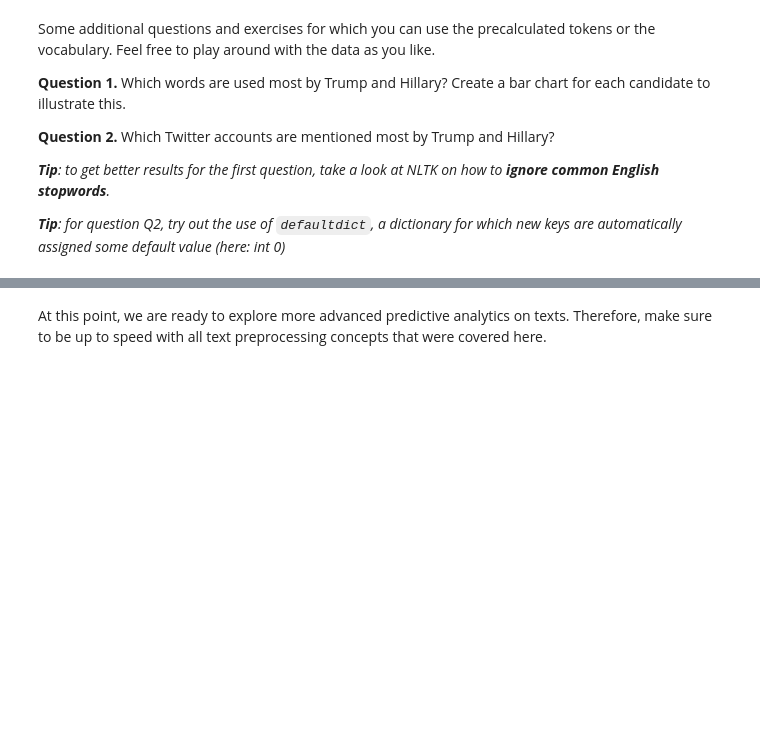
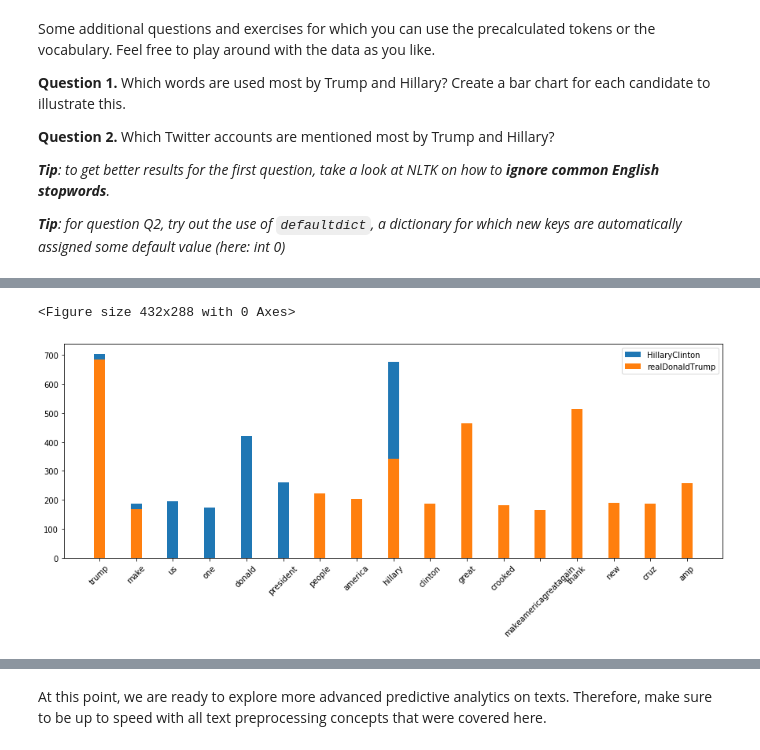
Before and after one commit to yxyyxy93/NLP_Hillary-Clinton-and-Donald-Trump-Tweets, a Jupyter notebook: NLP_Lab1_student.ipynb, the cells around one changed output, grey strips where cells are left out. Cells and saved outputs as stored; diff of their text form; code cells hidden in the pictures; blank space fills up the shorter version.

```diff
--- a/NLP_Lab1_student.ipynb
+++ b/NLP_Lab1_student.ipynb
@@ -697,6 +698,8 @@ class Tweet:
         self.lang = lang
         self.retweet_count = int(retweet_count)
         self.favorite_count = int(favorite_count)
+        self.cleaned_text = None
+        self.tokens = None
 
     def __str__(self):
         return self.tweet_id + ' / ' + self.handle + ": " + self.text
@@ -730,7 +733,7 @@ class Tweet:
         self.cleaned_text = self.cleaned_text.strip(' ')
 
     def tokenize(self):
-        T = tokenizer.TweetTokenizer(regularize=True, preserve_handles=False, preserve_hashes=False)
+        T = tokenizer.TweetTokenizer(regularize=True, preserve_handles=False, preserve_hashes=False, preserve_len=False)
         self.tokens = T.tokenize(self.cleaned_text)
 # %% [markdown]
 Now, test the tokenization on the tweet dataset:
@@ -774,0 +776,8 @@ We will now build a vocabulary for the Twitter dataset. This vocabulary will be
+# %%
+## Answer:
+vocabulary = set()
+
+for t in dataset:
+  vocabulary.update(t.tokens)
+
+print('the size of the vocabulary is: ', len(vocabulary))
@@ -795,0 +853,32 @@ Some additional questions and exercises for which you can use the precalculated
+# %%
+## Answer to Q1
+import nltk
+nltk.download('stopwords')
+from nltk.corpus import stopwords
+
+stopWords = set(stopwords.words('english'))
+stopWords.add('0') # 0 represent all numbers
+tweet_words = {
+    'HillaryClinton': [0] * len(vocabulary),
+    'realDonaldTrump': [0] * len(vocabulary)
+}
+# count the occurrence of the words
+for t in dataset:
+  for word in t.tokens:
+    if word not in stopWords:
+      tweet_words[t.handle][word_to_ix[word]] += 1
+plt.clf()
+plt.figure(figsize=(15,5))
+# sort and select the top occurrences >= 150
+for t in tweet_words:
+  x_value = []
+  y_value = []
+  for (i, value) in enumerate(tweet_words[t]):
+    if value >= 150:
+      x_value.append(list(vocabulary)[i])
+      y_value.append(value)
+  plt.bar(x=x_value, width=0.3, height=y_value, label=t)
+plt.xticks(rotation=45)
+plt.legend()
+plt.show()
+# %% [output]
@@ -795,0 +887,2 @@ Some additional questions and exercises for which you can use the precalculated
+<Figure size 432x288 with 0 Axes>
+[figure, added]
```
Also changed, not shown: parts of 56 cells of this notebook.
